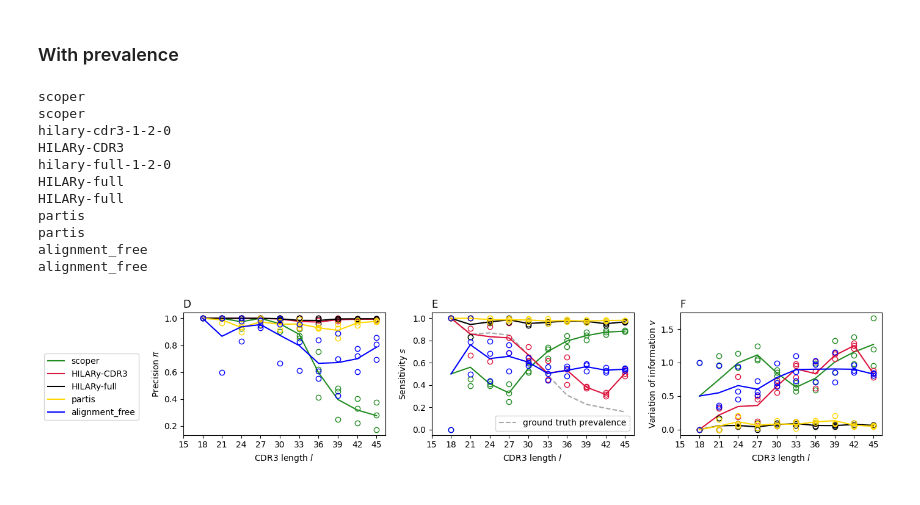
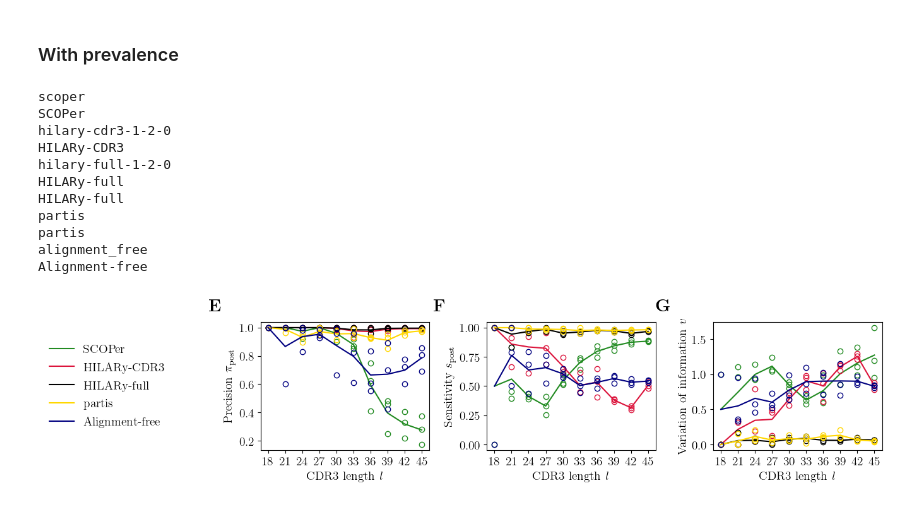
Before and after one commit to statbiophys/HILARy, a Jupyter notebook: data_with_scripts/article_figure_scripts/figure4_partis_cdr.ipynb, the cells around one changed output. Drawn from its saved outputs; the diff is of its cells as text; code cells hidden in the pictures.

```diff
--- a/data_with_scripts/article_figure_scripts/figure4_partis_cdr.ipynb
+++ b/data_with_scripts/article_figure_scripts/figure4_partis_cdr.ipynb
@@ -1,15 +1,21 @@
 # %%
 import pandas as pd
-from textdistance import hamming
 from scipy.special import binom
 from tqdm import tqdm
 from itertools import combinations
 from pathlib import Path
+from collections import defaultdict
+
+import matplotlib as mpl
+
+mpl.rcParams.update(mpl.rcParamsDefault)
 import numpy as np
-from collections import defaultdict
 import matplotlib.pyplot as plt
-import plotly.express as px
-import numpy as np
+
+get_ipython().run_line_magic("matplotlib", "inline")
+font = {"weight": "normal", "size": 14, "family": "DejaVu Sans"}
+plt.rc("text", usetex=True)
+plt.rc("font", **font)
 
 
 def rec_dd():
@@ -225,33 +148,26 @@ variation_of_info
 # %% [markdown]
 ### With prevalence
 # %%
-ls = np.arange(15, 45 + 3, 3)
+ls = np.arange(18, 45 + 3, 3)
 fig = plt.figure(figsize=(14, 3))
 ax1 = fig.add_subplot(131)
-ax1.set_ylabel(r"Precision $\pi$")
-ax1.set_xlabel("CDR3 length $l$")
+ax1.set_ylabel(r"Precision $\pi_{\rm post}$")
+ax1.set_xlabel(r"CDR3 length $l$")
 ax2 = fig.add_subplot(132)
-ax2.set_ylabel("Sensitivity $s$")
-ax2.set_xlabel("CDR3 length $l$")
+ax2.set_ylabel(r"Sensitivity $s_{\rm post}$")
+ax2.set_xlabel(r"CDR3 length $l$")
 ax3 = fig.add_subplot(133)
 ax3.set_ylabel(r"Variation of information $v$")
-ax3.set_xlabel("CDR3 length $l$")
+ax3.set_xlabel(r"CDR3 length $l$")
 
 colors = {
     "scoper": "forestgreen",
     hilary_cdr3: "crimson",
     hilary_full: "k",
     "partis": "gold",
-    "alignment_free":"blue",
+    "alignment_free":"navy",
 }
 axes = [ax1, ax2, ax3]
-
-lengths = []
-averages = []
-for length in metric_dict["prevalence"]:
-    lengths.append(length)
-    averages.append(np.mean(list(metric_dict["prevalence"][length].values())))
-axes[1].plot(lengths, averages, color="grey", label="true prevalence", linestyle="--", alpha = 0.7)
 
 
 for model in colors:
@@ -261,11 +177,19 @@ for model in colors:
         print(label)
     elif model == hilary_cdr3:
         label = "HILARy-CDR3"
+    elif model == "alignment_free":
+        label = "Alignment-free"
+    elif model =="partis":
+        label="partis"
+    elif model=="scoper":
+        label = "SCOPer"
     else:
         label = model
     print(label)
     for i, metric in enumerate(metric_dict[model]):
         for l in metric_dict[model][metric]:
+            if l==15:
+                continue
             y = list(metric_dict[model][metric][l].values())
             x = [l] * len(y)
             axes[i].plot(
@@ -281,38 +205,40 @@ for model in colors:
             lengths.append(length)
             averages.append(np.mean(list(metric_dict[model][metric][length].values())))
         axes[i].plot(
             lengths,
             averages,
             color=colors[model],
             label=label,
         )
-        axes[i].set_title(["D", "E", "F"][i], loc="left")
 
 
 ax1.set_xticks(ls)
 ax1.set_xticklabels(ls)
 ax2.set_xticks(ls)
 ax2.set_xticklabels(ls)
 ax3.set_xticks(ls)
 ax3.set_xticklabels(ls)
-ax1.legend(bbox_to_anchor=(-2.5, -0.1, 2.3, 0.8))
-ax2.legend(labels=[("ground truth prevalence")])
+ax1.legend(bbox_to_anchor=(-2.8, 0.12, 2.3, 0.8), frameon=False)
 
-plt.tight_layout()
+plt.tight_layout(1.2)
+plt.text(-72, 1.9, r"\bf{E}", rotation=0, wrap=True, fontsize=20)
+plt.text(-32.5, 1.9, r"\bf{F}", rotation=0, wrap=True, fontsize=20)
+plt.text(6.5, 1.9, r"\bf{G}", rotation=0, wrap=True, fontsize=20)
 plt.savefig(
-    "/home/gabrielathenes/Dropbox/Natanael_lineages_inference/revisions_2024_01_26/figures/figure4_partis_withrho.png",
+    "/home/gabrielathenes/Dropbox/Natanael_lineages_inference/revisions_2024_01_26/figures/figure4_partis.png",
+    bbox_inches="tight",
 )
 plt.show()
 # %% [output]
 scoper
-scoper
+SCOPer
 hilary-cdr3-1-2-0
 HILARy-CDR3
 hilary-full-1-2-0
 HILARy-full
 HILARy-full
 partis
 partis
 alignment_free
-alignment_free
+Alignment-free
-[figure, old version]
+[figure, new version]
```
Also changed, not shown: parts of 1 cell of this notebook, 29 other files.
